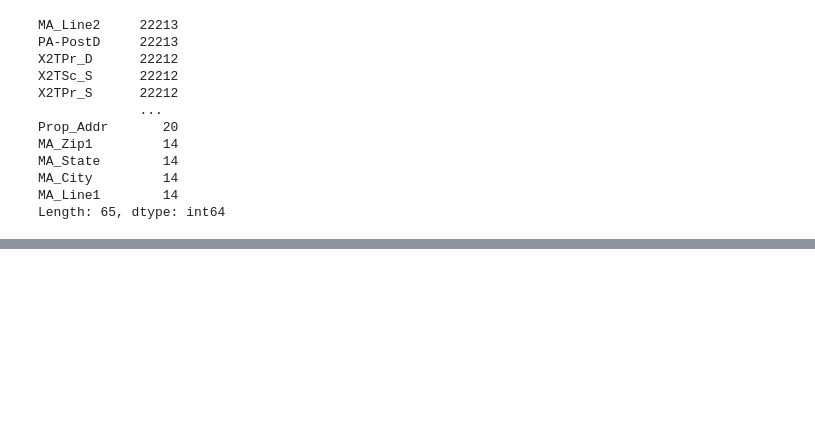
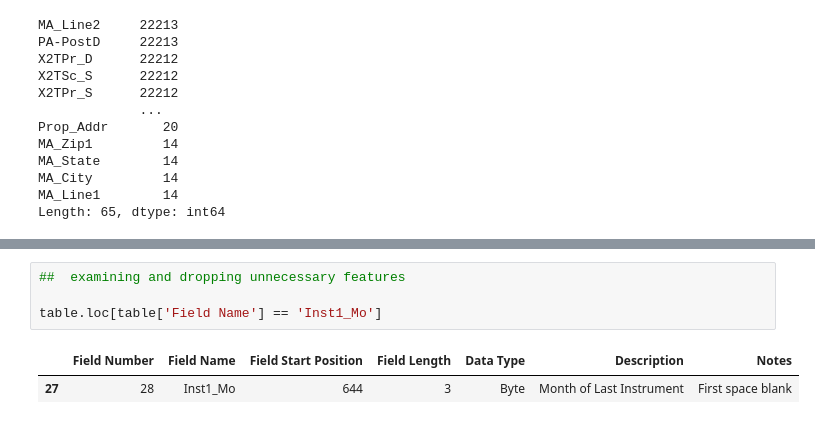
Before and after one commit to hzeig/ames-housing-predictions, a Jupyter notebook: HADAR/Cleaning.ipynb, the cells around one changed output, grey strips where cells are left out. Saved outputs shown, nothing was run; the diff lists cells and outputs as text; blank space fills up the shorter version.

```diff
--- a/HADAR/Cleaning.ipynb
+++ b/HADAR/Cleaning.ipynb
@@ -426,0 +456,7 @@ Length: 65, dtype: int64
+# %%
+##  examining and dropping unnecessary features
+
+table.loc[table['Field Name'] == 'Inst1_Mo']
+# %% [output]
+|  | Field Number | Field Name | Field Start Position | Field Length | Data Type | Description | Notes |
+| 27 | 28 | Inst1_Mo | 644 | 3 | Byte | Month of Last Instrument | First space blank |
```
Also changed, not shown: parts of 7 cells of this notebook, 2 other files.
